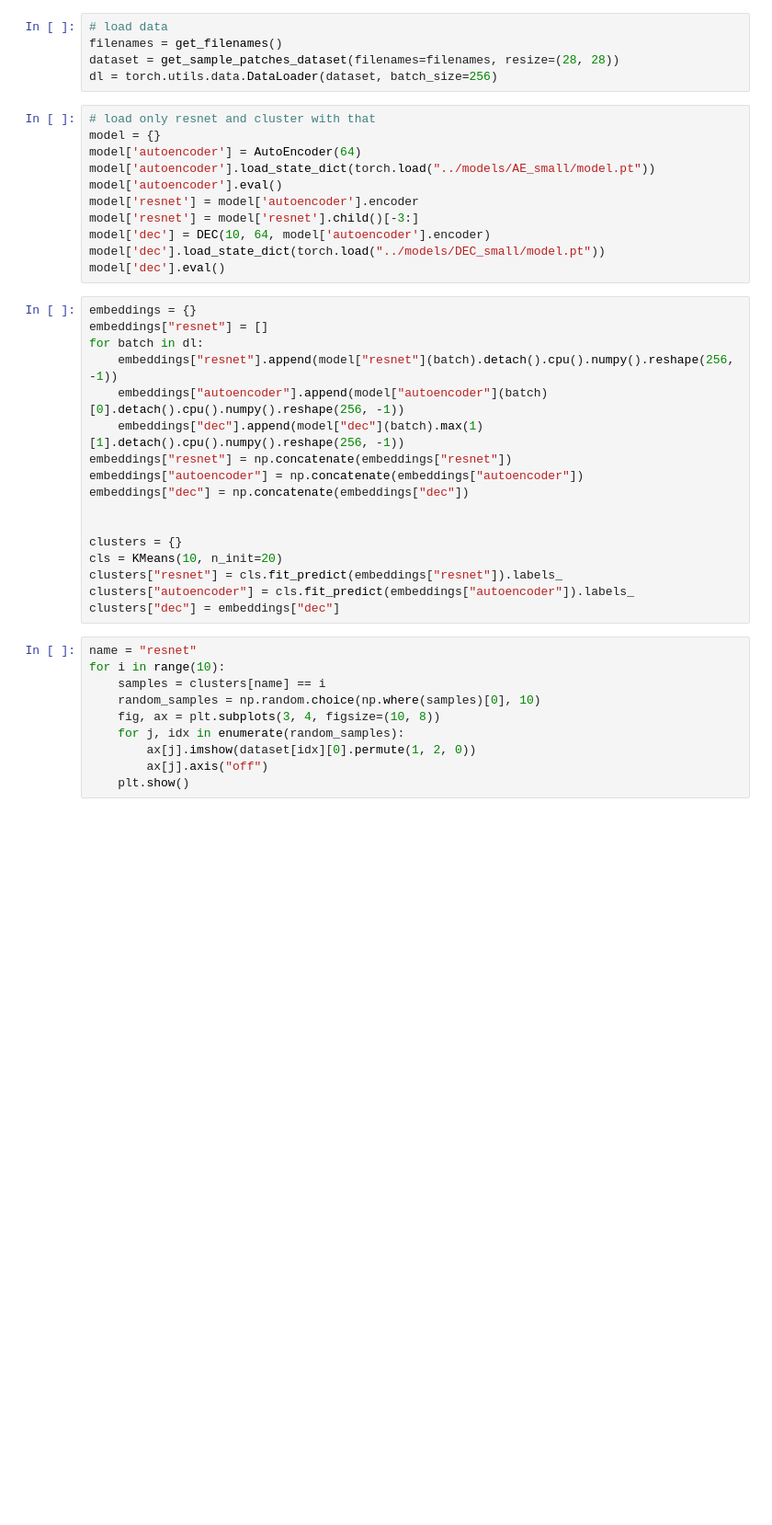
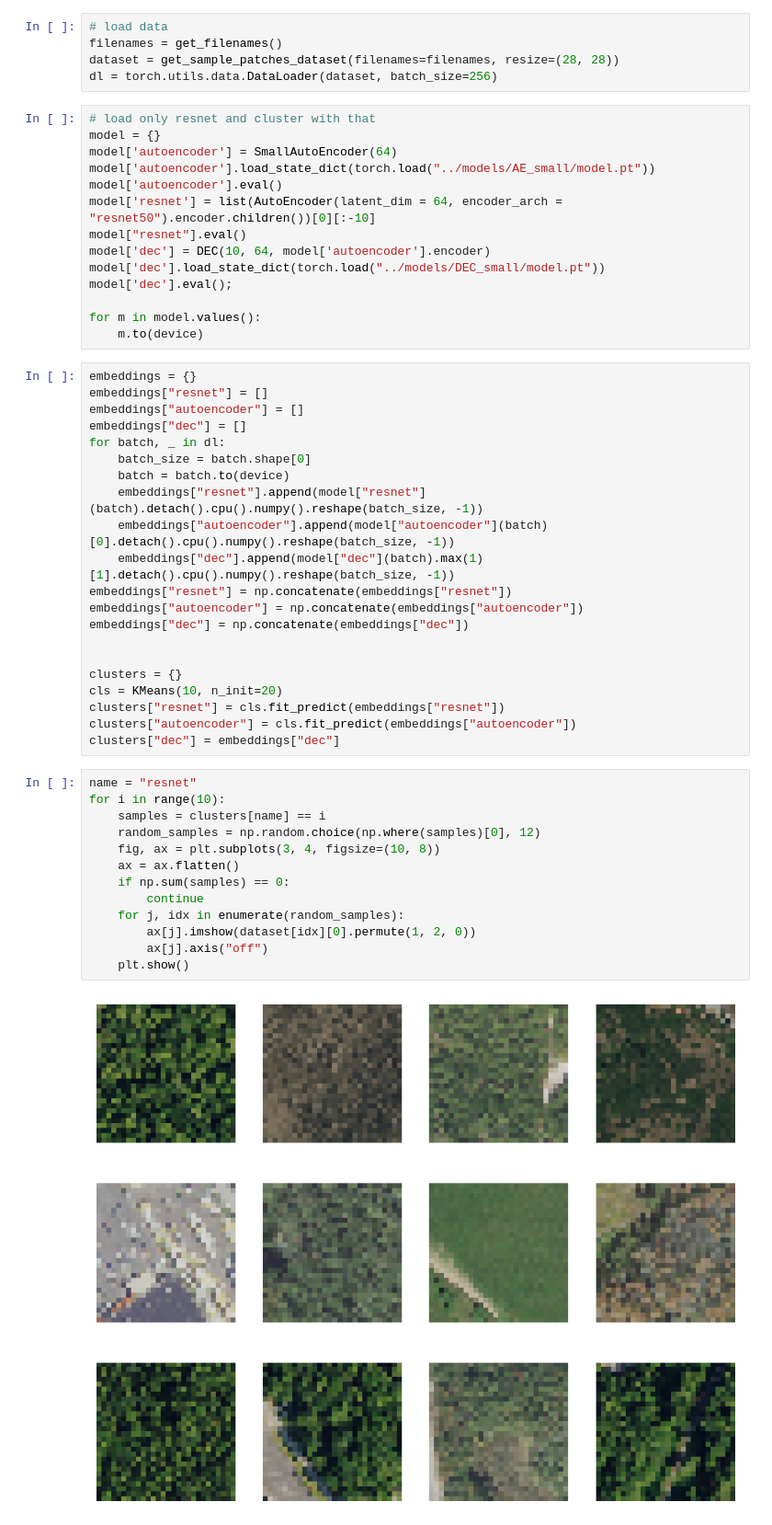
Before and after one commit to VIDA-NYU/GDPFinder, a Jupyter notebook: notebooks/analyse_clustering.ipynb, the cells around one changed output. Shown at 92% size. Saved outputs shown, nothing was run; the diff lists cells and outputs as text; blank space fills up the shorter version.

Commit message:
created notebook analysing models

```diff
--- a/notebooks/analyse_clustering.ipynb
+++ b/notebooks/analyse_clustering.ipynb
@@ -21,21 +21,28 @@ dl = torch.utils.data.DataLoader(dataset, batch_size=256)
 # %%
 # load only resnet and cluster with that
 model = {}
-model['autoencoder'] = AutoEncoder(64)
+model['autoencoder'] = SmallAutoEncoder(64)
 model['autoencoder'].load_state_dict(torch.load("../models/AE_small/model.pt"))
 model['autoencoder'].eval()
-model['resnet'] = model['autoencoder'].encoder
-model['resnet'] = model['resnet'].child()[-3:]
+model['resnet'] = list(AutoEncoder(latent_dim = 64, encoder_arch = "resnet50").encoder.children())[0][:-10]
+model["resnet"].eval()
 model['dec'] = DEC(10, 64, model['autoencoder'].encoder)
 model['dec'].load_state_dict(torch.load("../models/DEC_small/model.pt"))
-model['dec'].eval()
+model['dec'].eval();
+
+for m in model.values():
+    m.to(device)
 # %%
 embeddings = {}
 embeddings["resnet"] = []
-for batch in dl:
-    embeddings["resnet"].append(model["resnet"](batch).detach().cpu().numpy().reshape(256, -1))
-    embeddings["autoencoder"].append(model["autoencoder"](batch)[0].detach().cpu().numpy().reshape(256, -1))
-    embeddings["dec"].append(model["dec"](batch).max(1)[1].detach().cpu().numpy().reshape(256, -1))
+embeddings["autoencoder"] = []
+embeddings["dec"] = []
+for batch, _ in dl:
+    batch_size = batch.shape[0]
+    batch = batch.to(device)
+    embeddings["resnet"].append(model["resnet"](batch).detach().cpu().numpy().reshape(batch_size, -1))
+    embeddings["autoencoder"].append(model["autoencoder"](batch)[0].detach().cpu().numpy().reshape(batch_size, -1))
+    embeddings["dec"].append(model["dec"](batch).max(1)[1].detach().cpu().numpy().reshape(batch_size, -1))
 embeddings["resnet"] = np.concatenate(embeddings["resnet"])
 embeddings["autoencoder"] = np.concatenate(embeddings["autoencoder"])
 embeddings["dec"] = np.concatenate(embeddings["dec"])
@@ -43,16 +50,21 @@ embeddings["dec"] = np.concatenate(embeddings["dec"])
 
 clusters = {}
 cls = KMeans(10, n_init=20)
-clusters["resnet"] = cls.fit_predict(embeddings["resnet"]).labels_
-clusters["autoencoder"] = cls.fit_predict(embeddings["autoencoder"]).labels_
+clusters["resnet"] = cls.fit_predict(embeddings["resnet"])
+clusters["autoencoder"] = cls.fit_predict(embeddings["autoencoder"])
 clusters["dec"] = embeddings["dec"]
 # %%
 name = "resnet"
 for i in range(10):
     samples = clusters[name] == i
-    random_samples = np.random.choice(np.where(samples)[0], 10)
+    random_samples = np.random.choice(np.where(samples)[0], 12)
     fig, ax = plt.subplots(3, 4, figsize=(10, 8))
+    ax = ax.flatten()
+    if np.sum(samples) == 0:
+        continue
     for j, idx in enumerate(random_samples):
         ax[j].imshow(dataset[idx][0].permute(1, 2, 0))
         ax[j].axis("off")
     plt.show()
+# %% [output]
+[figure, added]
```
Also changed, not shown: parts of 5 cells of this notebook.
